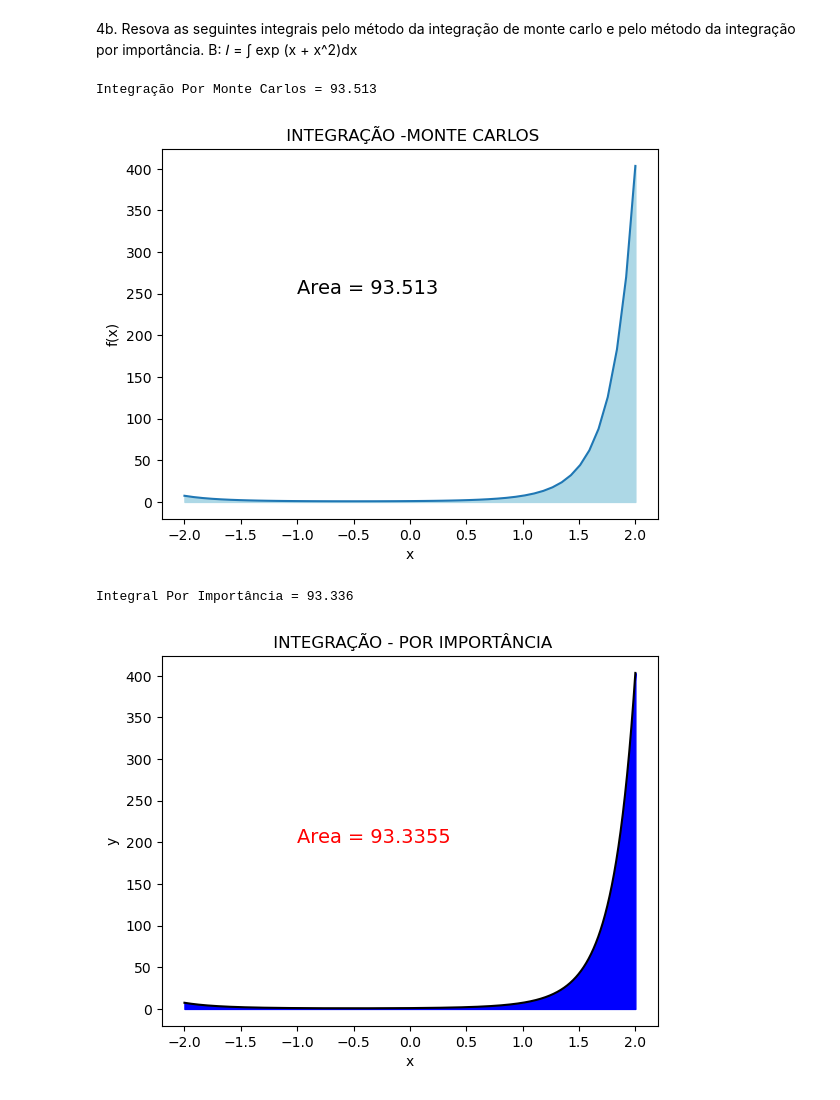
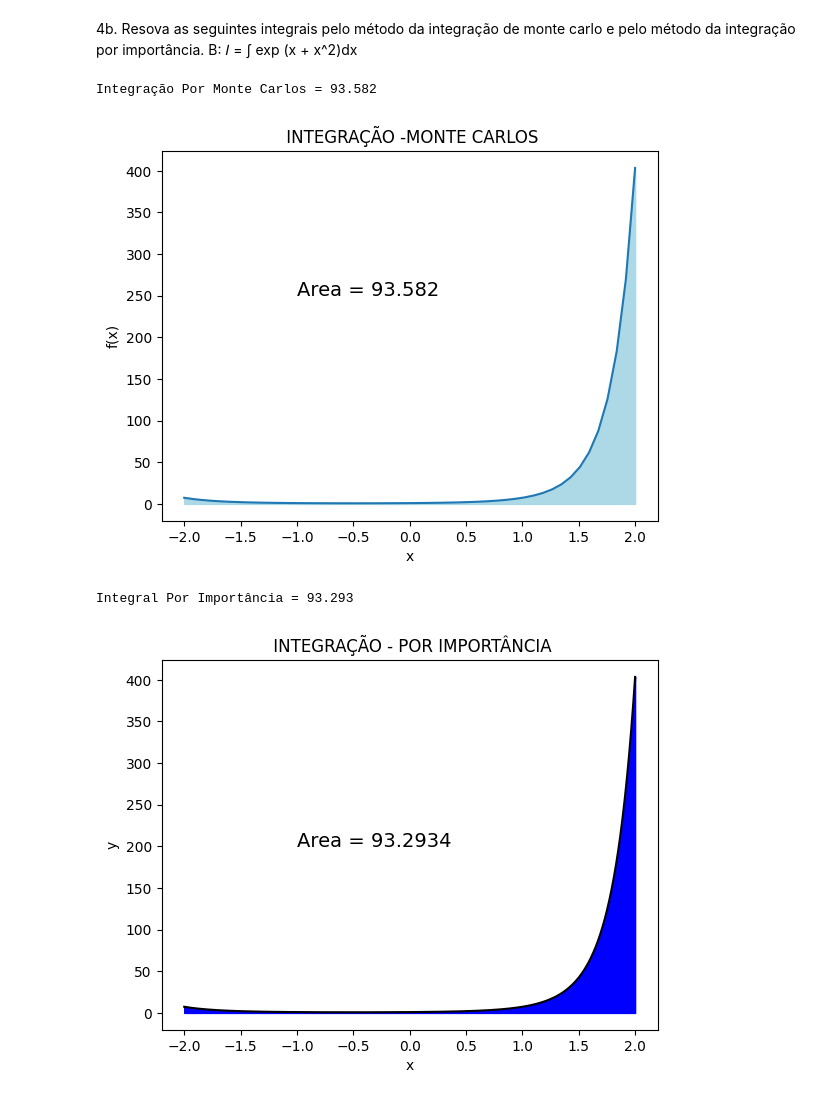
Before and after one commit to Danielmalenga/Lista2-Daniel-Malenga, a Jupyter notebook: Lista2_Exercício04b.ipynb, the cells around one changed output. Saved outputs shown, nothing was run; the diff lists cells and outputs as text; code cells hidden in the pictures.

```diff
--- a/Lista2_Exercício04b.ipynb
+++ b/Lista2_Exercício04b.ipynb
@@ -28,35 +28,35 @@ plt.fill_between(x, f(x), color='lightblue')
 # Add the label with the area value
 plt.text(-1, 250,f'Area = {integral:.3f}', fontsize=14)
 
 # Add labels and title
 plt.xlabel('x')
 plt.ylabel('f(x)')
 plt.title(' INTEGRAÇÃO -MONTE CARLOS')
 # Show the plot
 plt.show()
 
 ###Importância
 
 y = np.random.uniform(0, 1, N)
 #Gerar as amostras de g(x)
 A = 1/(np.exp(3) - np.exp(-1))
 ygx = np.log(y/A + (np.exp(-1))) -1
 
 #calcular a integral
 integral = np.sum((np.exp(ygx + ygx**2)) /(A*np.exp(ygx+1))) / N
 print(f'Integral Por Importância = {integral:.3f}')
 #plotar o grafico
 x = np.linspace(-2, 2, N)
 curve_y = np.exp((x + x**2))
 plt.plot(x, curve_y, color='black')
 plt.fill_between(x, curve_y, color='blue')
-plt.text(-1, 200, f'Area = {integral:.4f}', fontsize=14, color='red')
+plt.text(-1, 200, f'Area = {integral:.4f}', fontsize=14, color='black')
 plt.title(' INTEGRAÇÃO - POR IMPORTÂNCIA')
 plt.xlabel('x')
 plt.ylabel('y')
 plt.show()
 # %% [output]
-Integração Por Monte Carlos = 93.513
+Integração Por Monte Carlos = 93.582
-[figure, old version]
+[figure, new version]
-Integral Por Importância = 93.336
+Integral Por Importância = 93.293
-[figure, old version]
+[figure, new version]
```
